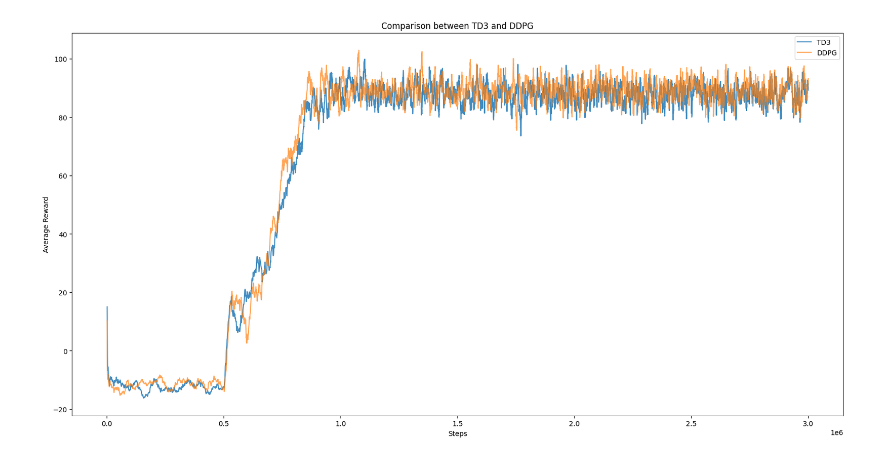
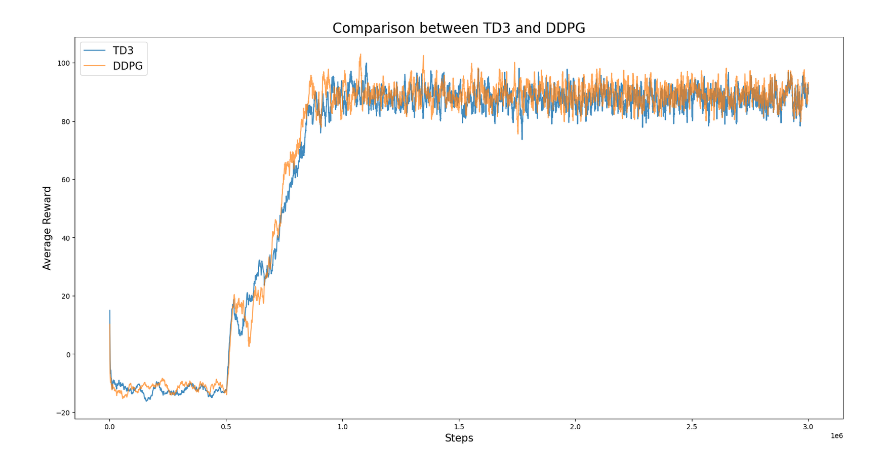
Before and after one commit to EduardoWS/Reinforcement-Learning, a Jupyter notebook: DDPGvTD3.ipynb, the cells around one changed output. Saved outputs shown, nothing was run; the diff lists cells and outputs as text; code cells hidden in the pictures.

```diff
--- a/DDPGvTD3.ipynb
+++ b/DDPGvTD3.ipynb
@@ -25,36 +25,36 @@ def process_ddpg_event(event):
             ddpg_values.setdefault(value.tag, []).append((value.simple_value, event.step))
 
 # Leitura do arquivo de eventos do TD3
 for event in tf.compat.v1.train.summary_iterator(td3_file_path):
     process_td3_event(event)
 
 # Leitura do arquivo de eventos do DDPG
 for event in tf.compat.v1.train.summary_iterator(ddpg_file_path):
     process_ddpg_event(event)
 
 # Plotando o gráfico
 plt.figure(figsize=(20, 10))  # Tamanho da figura
 
 # Plot do TD3
 for tag, values in td3_values.items():
     x = [step for _, step in values]
     y = [value for value, _ in values]
     plt.plot(x, y, label=f'TD3', alpha=0.85)
 
 # Plot do DDPG
 for tag, values in ddpg_values.items():
     x = [step for _, step in values]
     y = [value for value, _ in values]
     plt.plot(x, y, label=f'DDPG', alpha=0.7)
 
-plt.xlabel('Steps')
-plt.ylabel('Average Reward')
-plt.title('Comparison between TD3 and DDPG')
-plt.legend()
+plt.xlabel('Steps', fontsize=15)
+plt.ylabel('Average Reward', fontsize=15)
+plt.title('Comparison between TD3 and DDPG', fontsize=20)
+plt.legend(fontsize=15)  # Tamanho da fonte da legenda
 
 # Salvando o gráfico em PNG
-plt.savefig('grafico.png')
+plt.savefig('grafico.png', bbox_inches='tight')
 
 plt.show()
 # %% [output]
-[figure, old version]
+[figure, new version]
```
